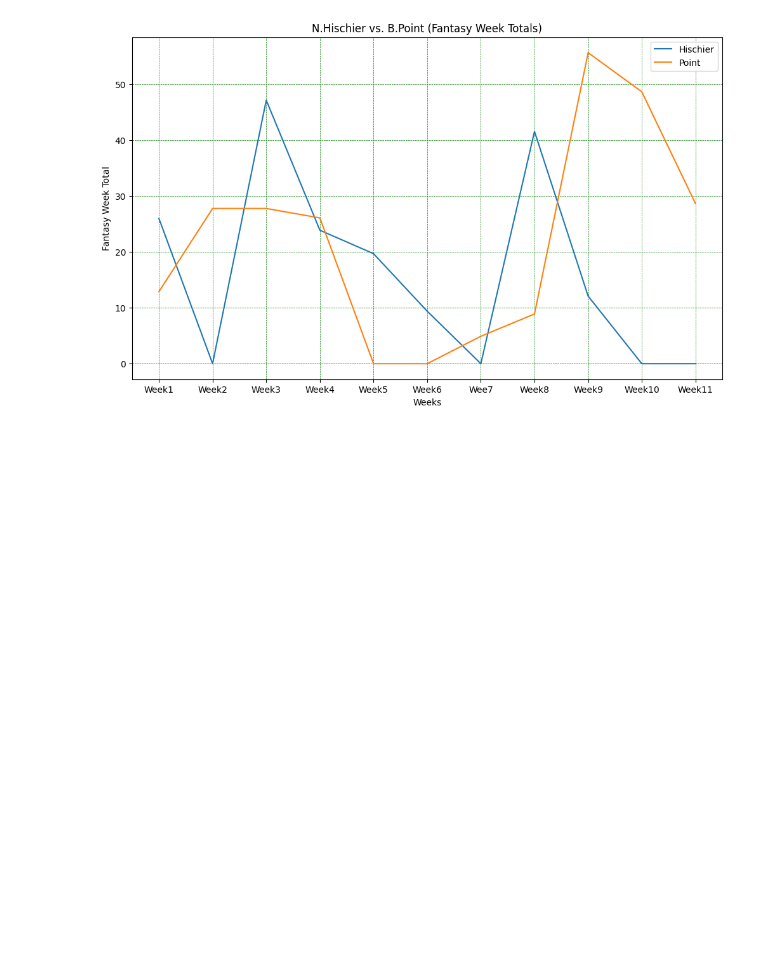
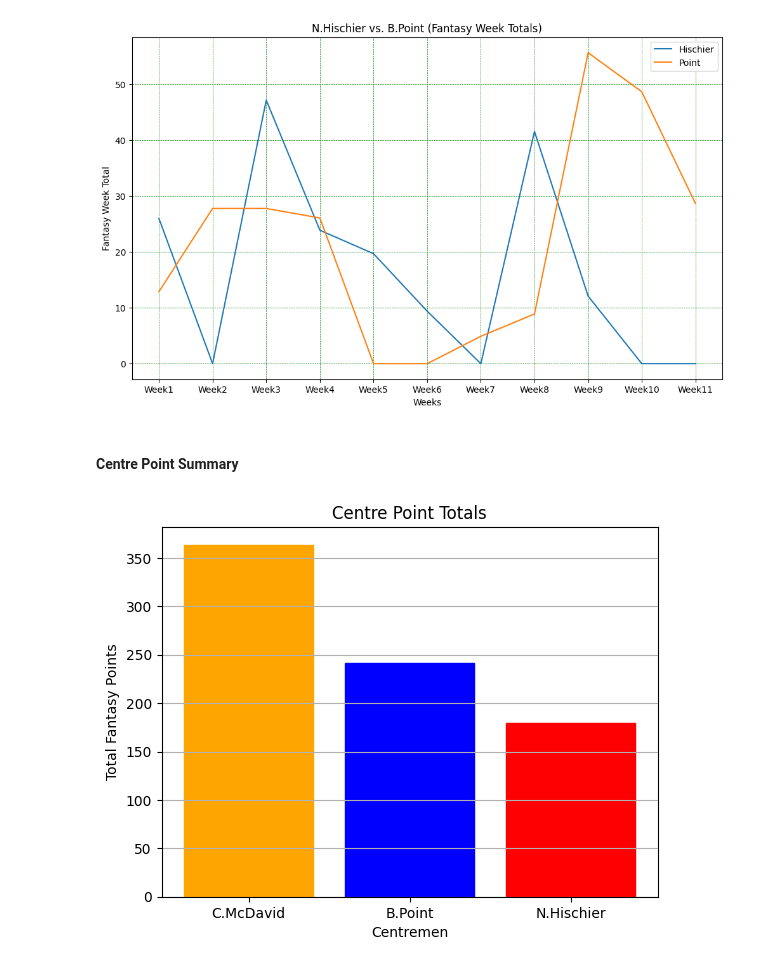
Before and after one commit to carsonbennett1/Hockey-Fantasy, a Jupyter notebook: Fantasy_Analysis.ipynb, the cells around one changed output. Drawn from its saved outputs; the diff is of its cells as text; code cells hidden in the pictures; blank space fills up the shorter version.

Commit message:
centre_point_totals

```diff
--- a/Fantasy_Analysis.ipynb
+++ b/Fantasy_Analysis.ipynb
@@ -83,17 +83,17 @@ hischier_df = df[df['Name'] == 'N.Hischier']
 point_df = df[df['Name'] == 'B.Point']
 
 
-x = ['Week1', 'Week2', 'Week3', 'Week4', 'Week5', 'Week6', 'Wee7', 'Week8',
-     'Week9', 'Week10', 'Week11', 'Week12']
+x = ['Week1', 'Week2', 'Week3', 'Week4', 'Week5', 'Week6', 'Week7', 'Week8',
+     'Week9', 'Week10', 'Week11']
 
 
 hischier = [hischier_df['Week1'], hischier_df['Week2'], hischier_df['Week3'], hischier_df['Week4'],
      hischier_df['Week5'], hischier_df['Week6'], hischier_df['Week7'], hischier_df['Week8'],
-     hischier_df['Week9'], hischier_df['Week10'], hischier_df['Week11'], hischier_df['Week12'],
+     hischier_df['Week9'], hischier_df['Week10'], hischier_df['Week11']
     ]
 point = [point_df['Week1'], point_df['Week2'], point_df['Week3'], point_df['Week4'],
      point_df['Week5'], point_df['Week6'], point_df['Week7'], point_df['Week8'],
-     point_df['Week9'], point_df['Week10'], point_df['Week11'], point_df['Week12'],
+     point_df['Week9'], point_df['Week10'], point_df['Week11']
     ]
 
 plt.figure(figsize=(12,7))
@@ -111,3 +111,30 @@ plt.grid(color='green', linestyle='--', linewidth='0.5')
 plt.show()
 # %% [output]
 [figure]
+# %% [markdown]
+#### Centre Point Summary
+# %%
+mcdavid_arr = np.array([])
+point_arr = np.array([])
+hischier_arr = np.array([])
+
+for i in range(0,len(mcdavid),1):
+    mcdavid_arr = np.append(mcdavid_arr,mcdavid[i])
+    point_arr = np.append(point_arr,point[i])
+    hischier_arr = np.append(hischier_arr,hischier[i])
+
+x = ['C.McDavid', 'B.Point', 'N.Hischier']
+y = [np.sum(mcdavid_arr), np.sum(point_arr), np.sum(hischier_arr)]
+
+bar_graph = plt.bar(x,y)
+bar_graph[0].set_color('orange')
+bar_graph[1].set_color('blue')
+bar_graph[2].set_color('red')
+
+plt.title('Centre Point Totals')
+plt.ylabel('Total Fantasy Points')
+plt.xlabel('Centremen')
+plt.grid(axis = 'y')
+plt.show()
+# %% [output]
+[figure, added]
```
Also changed, not shown: parts of 2 cells of this notebook.
